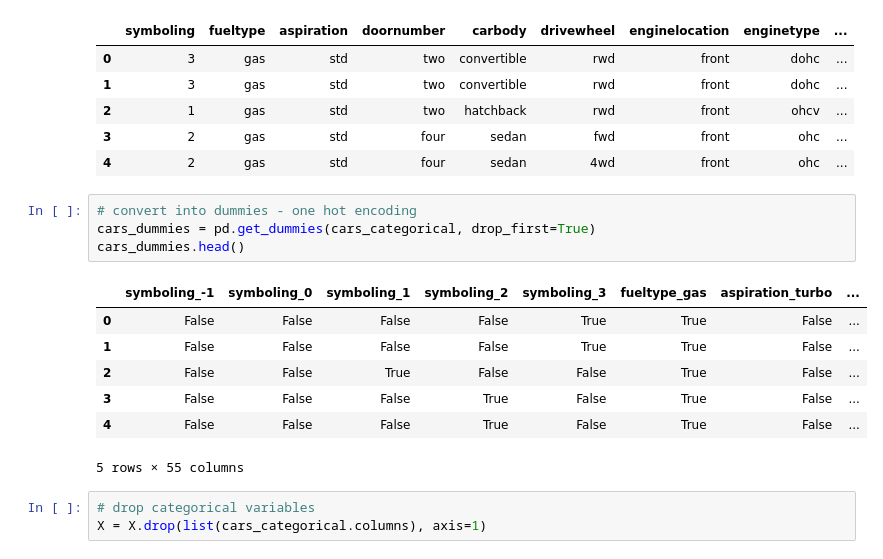
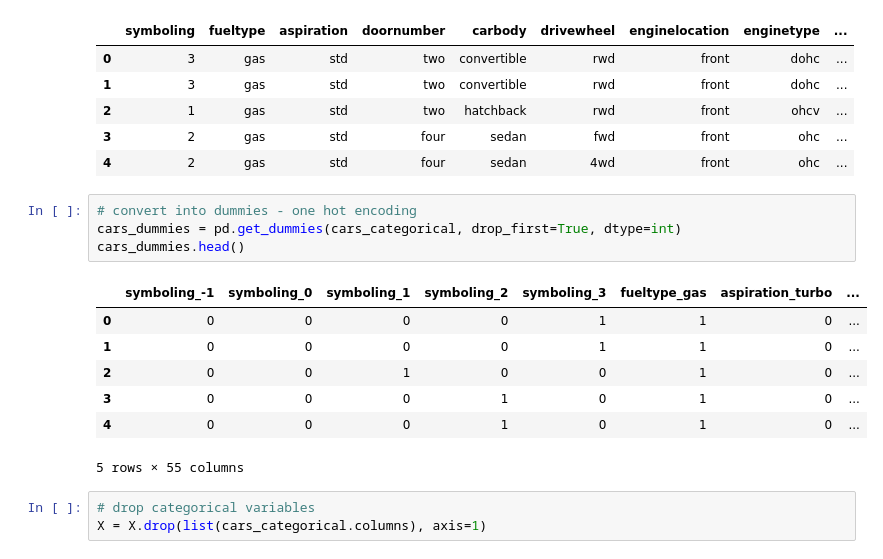
Before and after one commit to mrmankeshraj/PG_Diploma_in_Machine_Learning_and_AI, a Jupyter notebook: Course 4 - Machine Learning -2/Advanced Regression/Car Price Prediction.ipynb, the cells around one changed output. Cells and saved outputs as stored; diff of their text form.

```diff
--- a/Course 4 - Machine Learning -2/Car Price Prediction.ipynb
+++ b/Course 4 - Machine Learning -2/Advanced Regression/Car Price Prediction.ipynb
@@ -490,15 +492,15 @@ cars_categorical.head()
 | 4 | 2 | gas | std | four | sedan | 4wd | front | ohc | ... |
 # %%
 # convert into dummies - one hot encoding
-cars_dummies = pd.get_dummies(cars_categorical, drop_first=True)
+cars_dummies = pd.get_dummies(cars_categorical, drop_first=True, dtype=int)
 cars_dummies.head()
 # %% [output]
 |  | symboling_-1 | symboling_0 | symboling_1 | symboling_2 | symboling_3 | fueltype_gas | aspiration_turbo | ... |
-| 0 | False | False | False | False | True | True | False | ... |
-| 1 | False | False | False | False | True | True | False | ... |
-| 2 | False | False | True | False | False | True | False | ... |
-| 3 | False | False | False | True | False | True | False | ... |
-| 4 | False | False | False | True | False | True | False | ... |
+| 0 | 0 | 0 | 0 | 0 | 1 | 1 | 0 | ... |
+| 1 | 0 | 0 | 0 | 0 | 1 | 1 | 0 | ... |
+| 2 | 0 | 0 | 1 | 0 | 0 | 1 | 0 | ... |
+| 3 | 0 | 0 | 0 | 1 | 0 | 1 | 0 | ... |
+| 4 | 0 | 0 | 0 | 1 | 0 | 1 | 0 | ... |
 5 rows × 55 columns
 # %%
 # drop categorical variables
```
Also changed, not shown: parts of 13 cells of this notebook, 9 other files.
